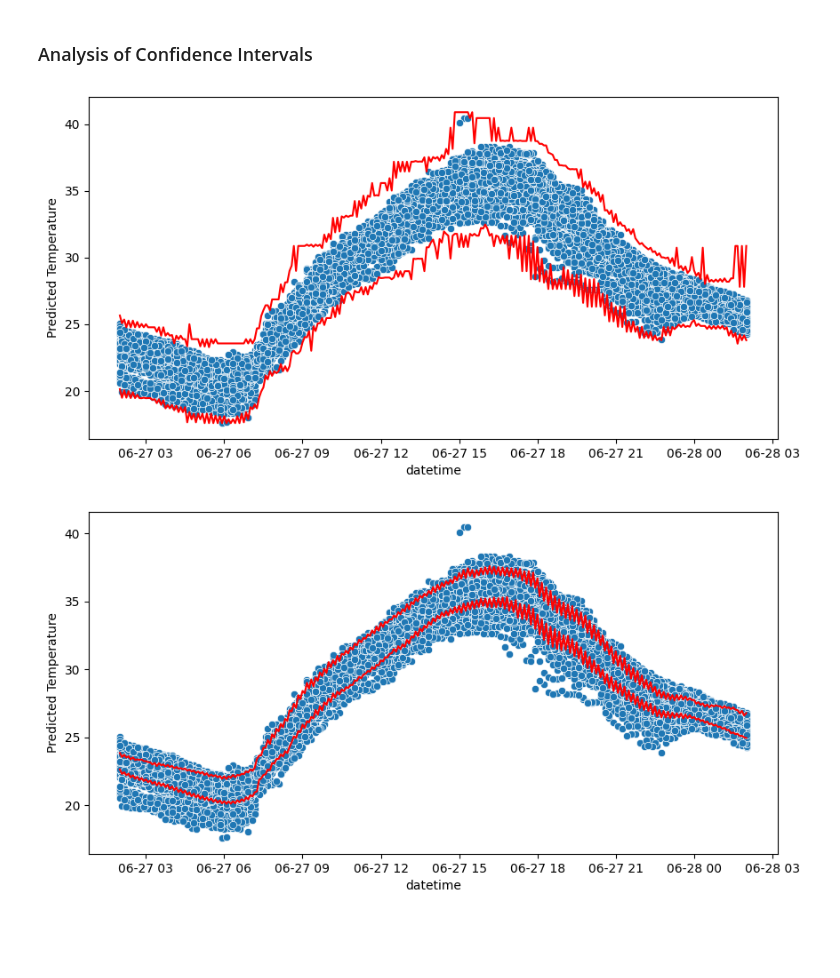
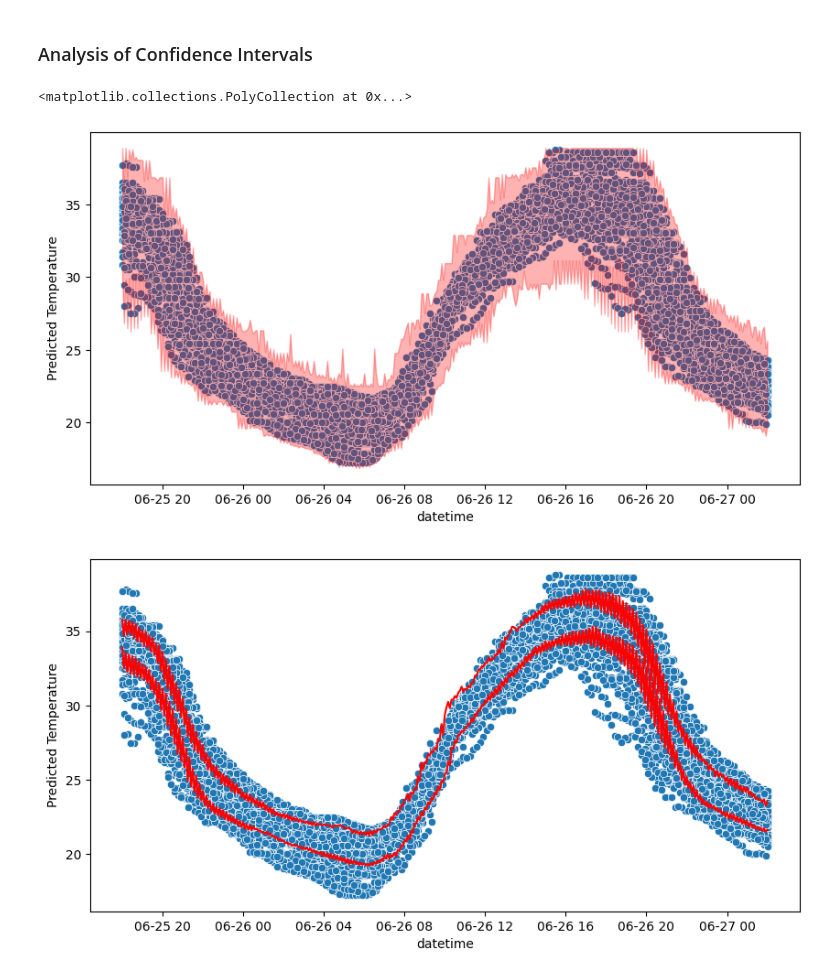
Before and after one commit to ozmanda/meteoblueQRF, a Jupyter notebook: analyses_and_visualisations/training_output_analysis.ipynb, the cells around one changed output. Cells and saved outputs as stored; diff of their text form; code cells hidden in the pictures; blank space fills up the shorter version.

Commit message:
Automated training & PALM evaluation

```diff
--- a/analyses_and_visualisations/training_output_analysis.ipynb
+++ b/analyses_and_visualisations/training_output_analysis.ipynb
@@ -8,7 +8,9 @@ from matplotlib import pyplot as plt
 # Evaluation of Test Results from Model Training
 Output ``.csv`` files contain all feature variables, the true temperature and a list of the predicted temperatures quantiles ``[5%, 50%, 95%]``. The output does not, however, contain the station names form which the features originate.
 # %%
-outputpath = 'S:/pools/t/T-IDP-Projekte-u-Vorlesungen/Meteoblue/QRF/Data/QRF Testing/mb4_run4.csv'
+outputpath = 'S:/pools/t/T-IDP-Projekte-u-Vorlesungen/Meteoblue/QRF/Data/QRF Testing/mb4t_run2.csv'
+trainingset = outputpath.split('.csv')[0] + '_trainingset.csv'
 outputfile = pd.read_csv(outputpath, delimiter=',')
 outputfile['datetime'] = pd.to_datetime(outputfile['datetime'])
-outputfile.columns
+trainingfile = pd.read_csv(trainingset, delimiter=',')
+trainingfile['datetime'] = pd.to_datetime(trainingfile['datetime'])
@@ -104,17 +126,21 @@ ax.axhline(-1, color='black', linestyle='--')
 # %%
 confidence_intervals = {'datetime': [], 'Upper Boundary': [], 'Lower Boundary': []}
 for time in outputfile['datetime'].unique():
     confidence_intervals['datetime'].append(time)
     confidence_intervals['Upper Boundary'].append(outputfile[outputfile['datetime'] == time]['Upper Boundary'].max())
     confidence_intervals['Lower Boundary'].append(outputfile[outputfile['datetime'] == time]['Lower Boundary'].min())
 confidence_intervals = pd.DataFrame(confidence_intervals)
+confidence_intervals.sort_values(by='datetime', inplace=True)
 
 fig, ax = plt.subplots(figsize=(10,5))
 ax = sns.scatterplot(data=outputfile, x='datetime', y='Predicted Temperature')
-ax = sns.lineplot(data=confidence_intervals, x='datetime', y='Upper Boundary', color='red')
-ax = sns.lineplot(data=confidence_intervals, x='datetime', y='Lower Boundary', color='red')
+# ax = sns.lineplot(data=confidence_intervals, x='datetime', y='Upper Boundary', color='red')
+# ax = sns.lineplot(data=confidence_intervals, x='datetime', y='Lower Boundary', color='red')
+# Add confidence interval
+ax.fill_between(confidence_intervals['datetime'], confidence_intervals['Lower Boundary'], confidence_intervals['Upper Boundary'], color='red', alpha=0.3)
 # %% [output]
+<matplotlib.collections.PolyCollection at 0x...>
-[figure, old version]
+[figure, new version]
 # %%
 confidence_intervals = {'datetime': [], 'Upper Boundary': [], 'Lower Boundary': []}
 for time in outputfile['datetime'].unique():
@@ -128,4 +154,4 @@ ax = sns.scatterplot(data=outputfile, x='datetime', y='Predicted Temperature')
 ax = sns.lineplot(data=confidence_intervals, x='datetime', y='Upper Boundary', color='red')
 ax = sns.lineplot(data=confidence_intervals, x='datetime', y='Lower Boundary', color='red')
 # %% [output]
-[figure, old version]
+[figure, new version]
```
Also changed, not shown: parts of 16 cells of this notebook.
